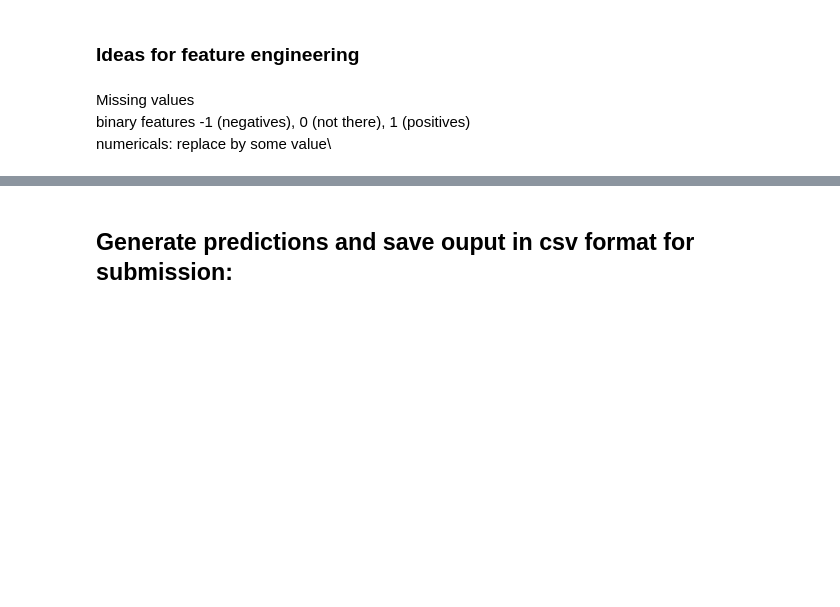
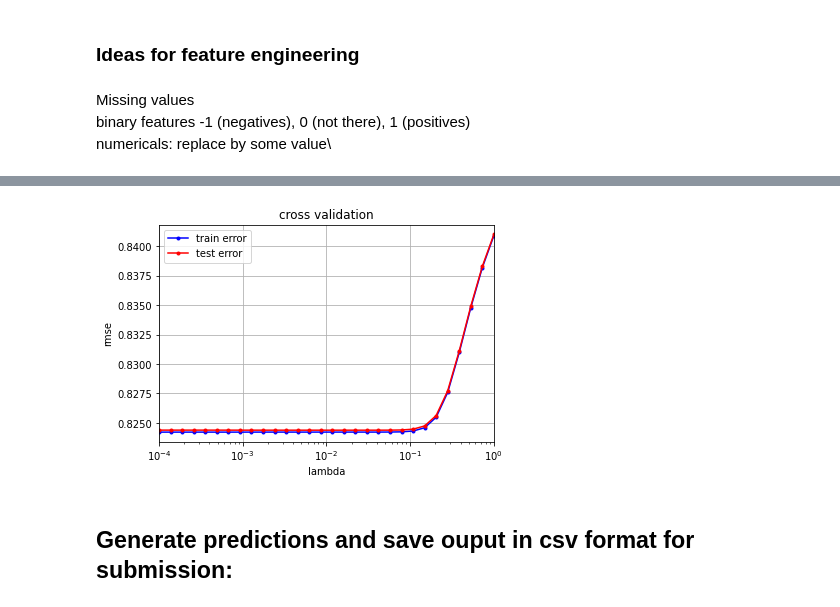
Before and after one commit to TimKircher/MLProject1, a Jupyter notebook: project1/scripts/project1.ipynb, the cells around one changed output, grey strips where cells are left out. Saved outputs shown, nothing was run; the diff lists cells and outputs as text; code cells hidden in the pictures; blank space fills up the shorter version.

```diff
--- a/project1/scripts/project1.ipynb
+++ b/project1/scripts/project1.ipynb
@@ -204,0 +218,30 @@ numericals: replace by some value\
+# %%
+#y, tX, ids = load_csv_data(DATA_TRAIN_PATH)
+from least_squares_matthias import least_squares
+from k_fold_validate_matthias import build_k_indices, cross_validation
+
+def cross_validation_prediction(y,x):
+    seed = 1
+    k_fold = 4
+    lambdas = np.logspace(-10, 0, 30)
+    # split data in k fold
+    k_indices = build_k_indices(y, k_fold, seed)
+    # define lists to store the loss of training data and test data
+    rmse_tr = []
+    rmse_te = []
+
+    # ***************************************************
+    # INSERT YOUR CODE HERE
+    # cross validation: TODO
+    # ***************************************************
+    for lambda_ in lambdas:
+        tmp_tr = []
+        tmp_te = []
+        for k in range(k_fold):
+            loss_tr, loss_te = cross_validation(y, x, k_indices, k, lambda_)
+            tmp_tr.append(loss_tr)
+            tmp_te.append(loss_te)
+        rmse_tr.append(np.sqrt(2*np.mean(tmp_tr)))
+        rmse_te.append(np.sqrt(2*np.mean(tmp_te)))
+        print("lambda: {} done".format(lambda_))
+    return rmse_tr, rmse_te
@@ -204,0 +252,2 @@ numericals: replace by some value\
+# %%
+rmse_tr, rmse_te = cross_validation_prediction(y,tX)
@@ -205,3 +268,7 @@ numericals: replace by some value\
+# %%
+cross_validation_visualization(np.logspace(-4, 0, 30), rmse_tr, rmse_te)
+# %% [output]
+[figure, added]
 # %% [markdown]
 ## Generate predictions and save ouput in csv format for submission:
 # %%
```
Also changed, not shown: parts of 12 cells of this notebook.
